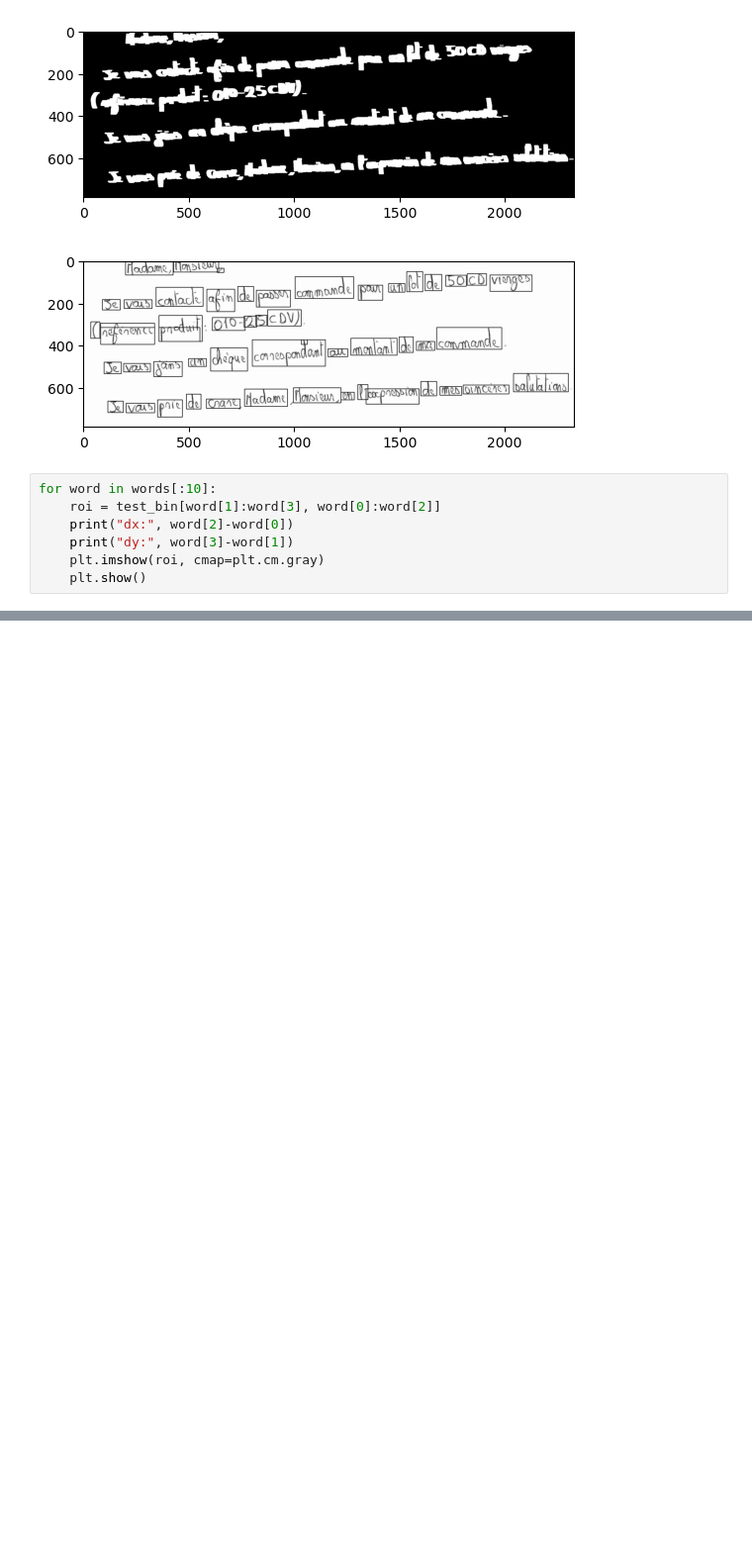
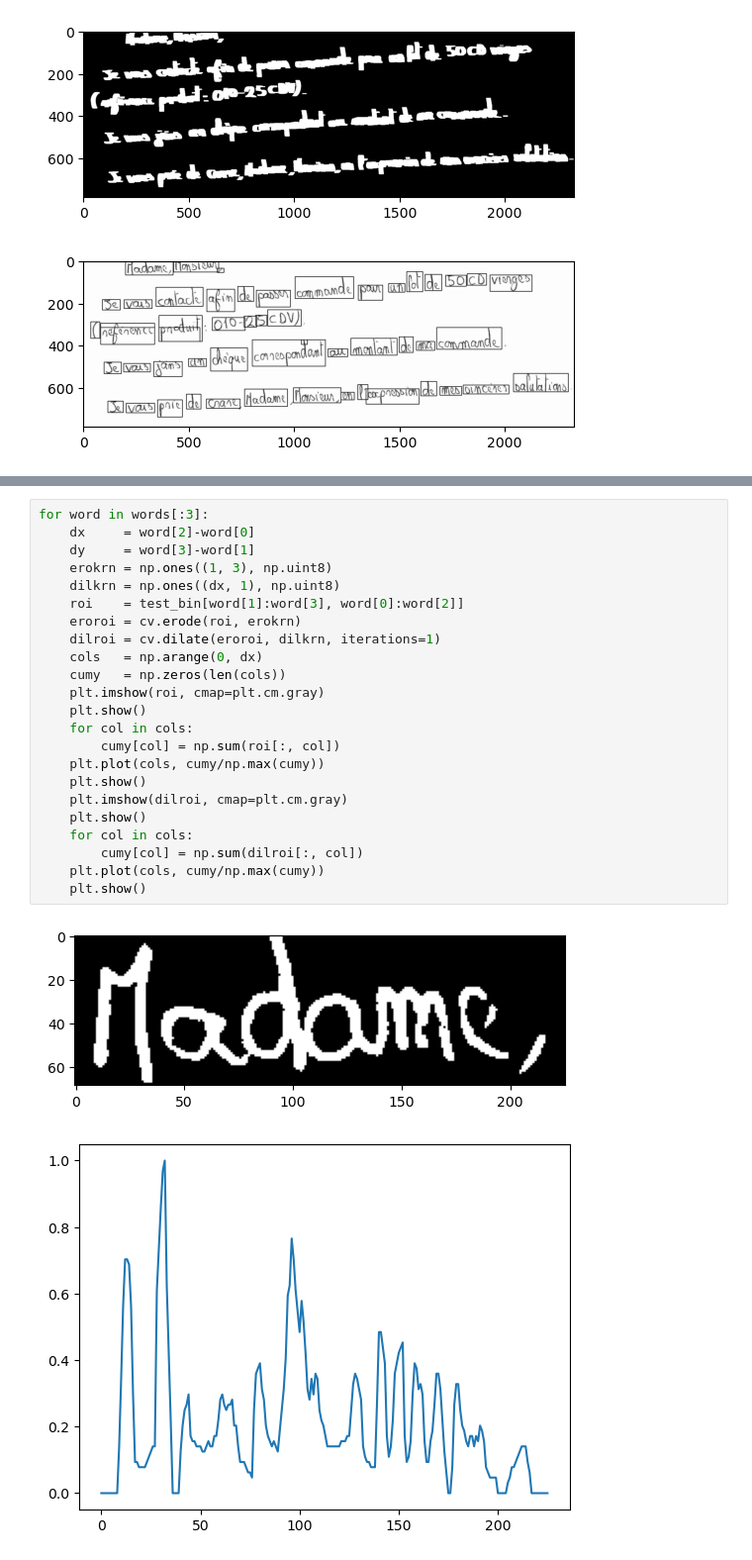
Before and after one commit to Emanuel600/Misc, a Jupyter notebook: DSP/Projeto Final/exploration.ipynb, the cells around one changed output, grey strips where cells are left out. Shown at 99% size. Saved outputs shown, nothing was run; the diff lists cells and outputs as text; blank space fills up the shorter version.

```diff
--- a/DSP/Projeto Final/exploration.ipynb
+++ b/DSP/Projeto Final/exploration.ipynb
@@ -105,10 +105,3 @@ plt.show()
 # %% [output]
 [figure]
 [figure]
-# %%
-for word in words[:10]:
-    roi = test_bin[word[1]:word[3], word[0]:word[2]]
-    print("dx:", word[2]-word[0])
-    print("dy:", word[3]-word[1])
-    plt.imshow(roi, cmap=plt.cm.gray)
-    plt.show()
@@ -134,0 +108,26 @@ dy: 90
+# %%
+for word in words[:3]:
+    dx     = word[2]-word[0]
+    dy     = word[3]-word[1]
+    erokrn = np.ones((1, 3), np.uint8)
+    dilkrn = np.ones((dx, 1), np.uint8)
+    roi    = test_bin[word[1]:word[3], word[0]:word[2]]
+    eroroi = cv.erode(roi, erokrn)
+    dilroi = cv.dilate(eroroi, dilkrn, iterations=1)
+    cols   = np.arange(0, dx)
+    cumy   = np.zeros(len(cols))
+    plt.imshow(roi, cmap=plt.cm.gray)
+    plt.show()
+    for col in cols:
+        cumy[col] = np.sum(roi[:, col])
+    plt.plot(cols, cumy/np.max(cumy))
+    plt.show()
+    plt.imshow(dilroi, cmap=plt.cm.gray)
+    plt.show()
+    for col in cols:
+        cumy[col] = np.sum(dilroi[:, col])
+    plt.plot(cols, cumy/np.max(cumy))
+    plt.show()
+# %% [output]
+[figure, added]
+[figure, added]
```
Also changed, not shown: parts of 2 cells of this notebook, 1 other file.
